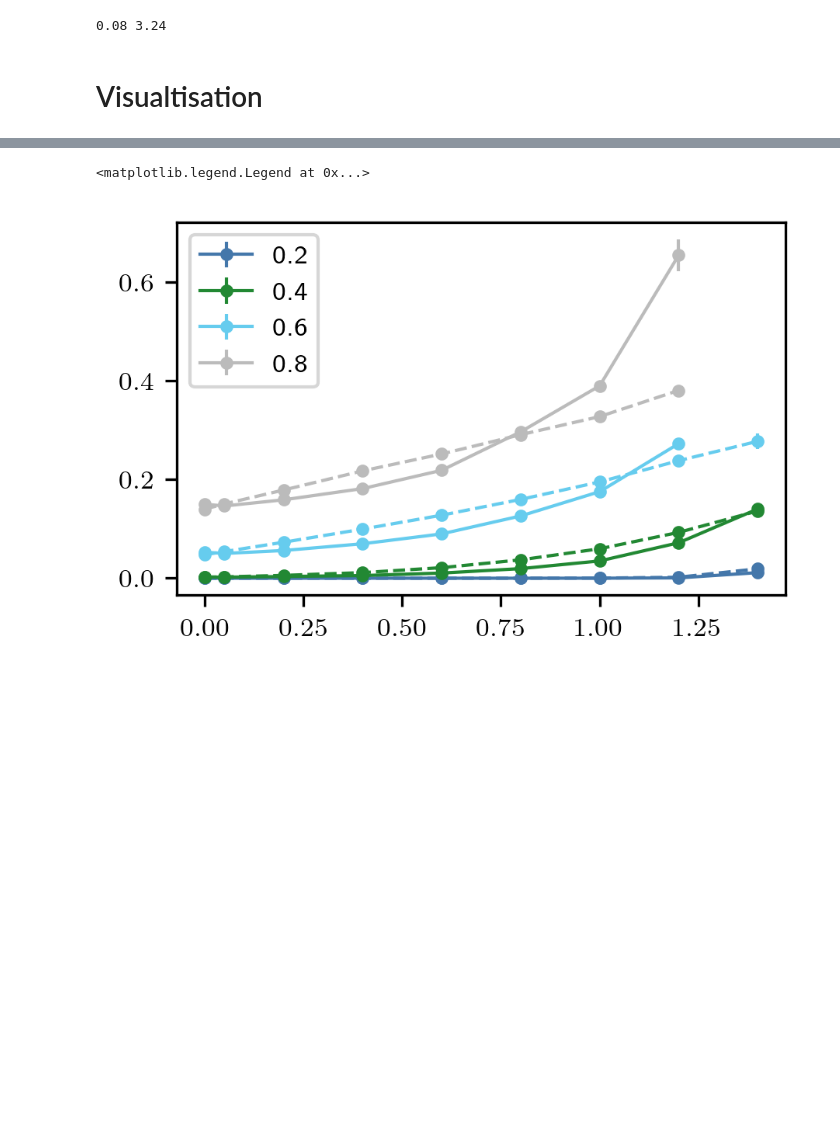
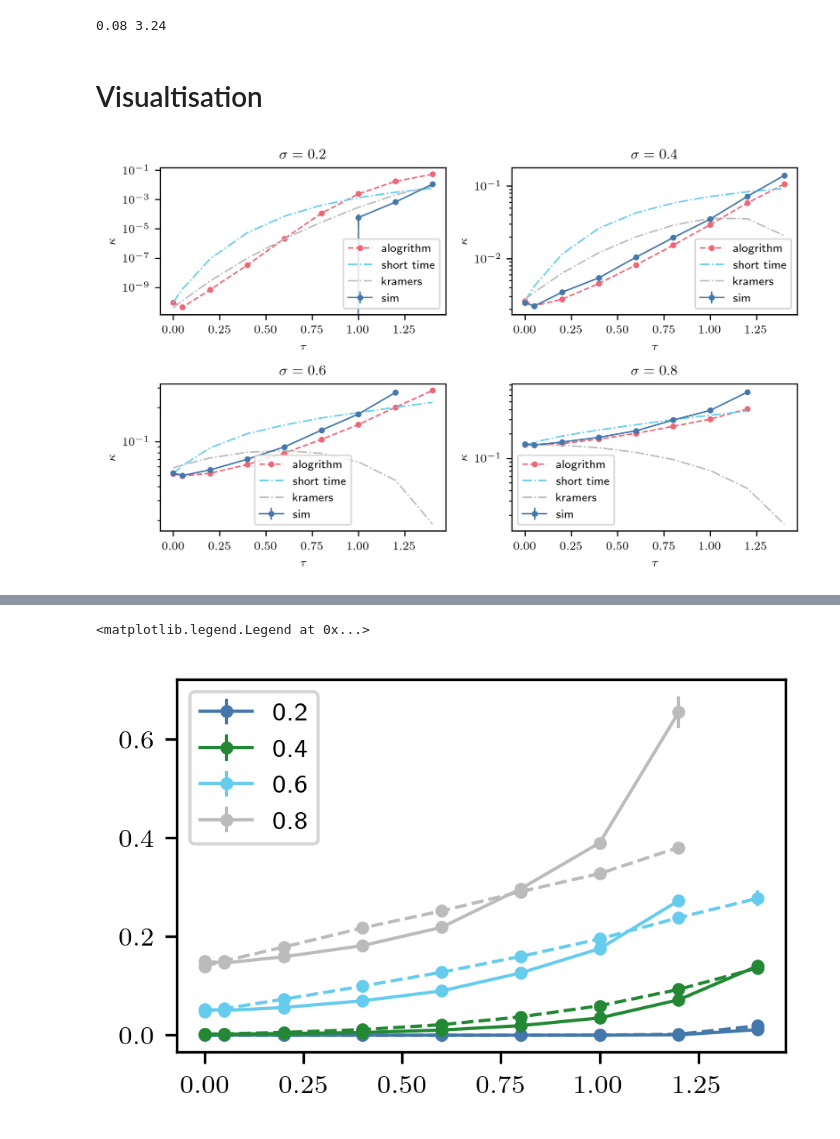
Before and after one commit to NilsToAn/overdampedDelayHarmonicOscillator, a Jupyter notebook: paper/cusp_rate.ipynb, the cells around one changed output, grey strips where cells are left out. Drawn from its saved outputs; the diff is of its cells as text; code cells hidden in the pictures; blank space fills up the shorter version.

```diff
--- a/paper/cusp_rate.ipynb
+++ b/paper/cusp_rate.ipynb
@@ -308 +309,36 @@ num_rate_st = both_num_rate_st[1]
+# %%
+fig, axs = plt.subplots(2,2,figsize =(two_col, 2 *std_height))
+for j,ax in enumerate(axs.flatten()):
+    i = 2*j
+    ax.set_title(f"$\sigma = {round(s_s[i], 2)}$")
+    ax.errorbar(
+        ltaus,
+        sim_rate[i, :, 0],
+        sim_rate[i, :, 1],
+        marker=".",
+        color=f"C0",
+        label="sim",
+    )
+    ax.plot(ltaus, num_rate[i, :, 0], marker = '.', ls="--", color=f"C1", label = "alogrithm")
+    ax.plot(ltaus, num_rate_st[i, :, 0], ls="-.", color=f"C4", label = "short time")
+    ax.plot(ltaus, new_kramers[i, :], ls="-.", color=f"C6", label = 'kramers')
+    # if absorbing:
+    #     ax.plot(ltaus, eig_rate[i, :], marker = '.', ls="--", color=f"C2")
+
+    ax.set_yscale('log')
+    # ax.set_ylim(0.7*ax.set_ylim()[0], ax.set_ylim()[1])
+    # y = ax.set_ylim()[0]*1.2 if i > 0 else ax.set_ylim()[0]*2.2
+    # ax.vlines([1 / np.e / k], *plt.ylim(), color="black")
+    # ax.text(0.5 * 1 / np.e / k, y, "Regim I", ha="center", va="center")
+    # ax.text(0.5 * (1 / np.e / k + np.pi / 2 / k), y, "Regim II", ha="center", va="center")
+
+    ax.legend()
+    ax.set_xlabel(r"$\tau$")
+    ax.set_ylabel(r"$\kappa$")
+
+plt.tight_layout()
+label = "absorbing" if absorbing else "full"
+plt.savefig(f'graphics/cusp_rate_{version}_{label}.pdf')
+# %% [output]
+[figure, added]
 # %%
```
Also changed, not shown: parts of 5 cells of this notebook, 7 other files.
